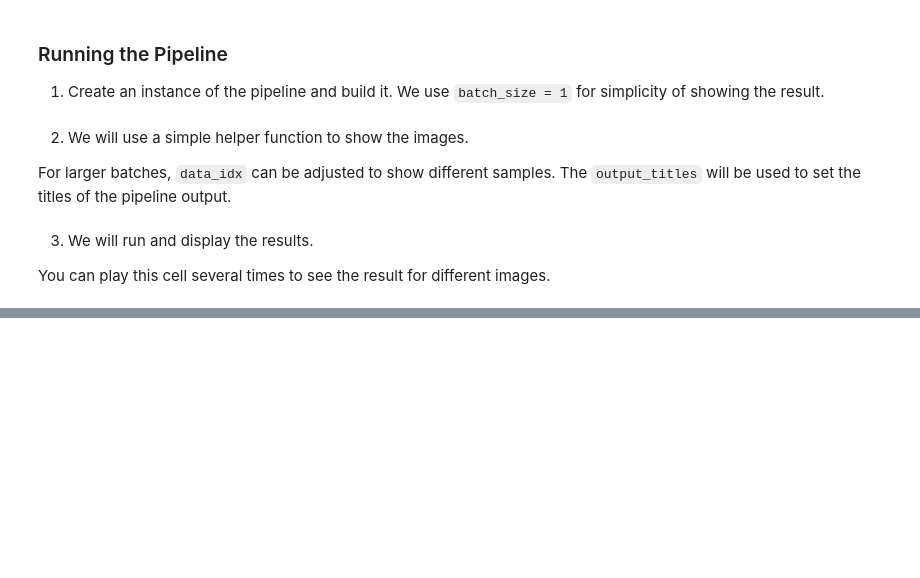
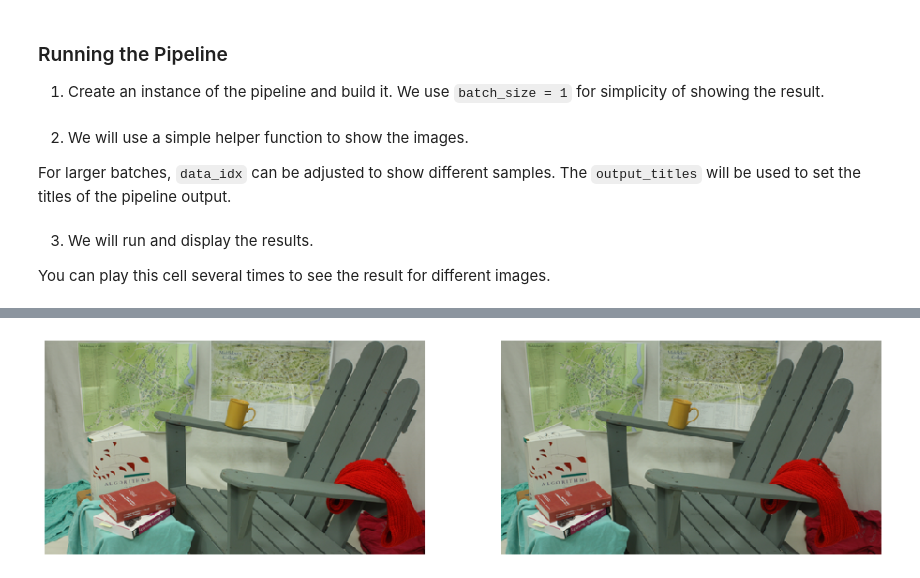
Before and after one commit to klecki/DALI, a Jupyter notebook: docs/examples/general/expressions/expr_blend_image.ipynb, the cells around one changed output, grey strips where cells are left out. Drawn from its saved outputs; the diff is of its cells as text; code cells hidden in the pictures; blank space fills up the shorter version.

```diff
--- a/docs/examples/general/expressions/expr_blend_image.ipynb
+++ b/docs/examples/general/expressions/expr_blend_image.ipynb
@@ -127,9 +138,11 @@ def cahir():
     ch = 1.0 * left_gray - right_gray
     img = fn.cat(ch, ch, ch, axis=2)
     both = fn.cat(left, right, axis=1)
-    return left, right, both, img
+    lg = fn.cat(left_gray, left_gray, left_gray, axis=2)
+    rg = fn.cat(right_gray, right_gray, right_gray, axis=2)
+    return left, right, both, img, lg, rg
 p = cahir()
 p.build()
-# %%
-ch = p.run()
+# %%
+left, right, both, bw, lg, rg = p.run()
 # %%
@@ -139,0 +150,4 @@ Clipping input data to the valid range for imshow with RGB data ([0..1] for floa
+# %%
+display([left, right], ["", ""], fig=None)
+# %% [output]
+[figure, added]
```
Also changed, not shown: parts of 7 cells of this notebook, 2 other files.
